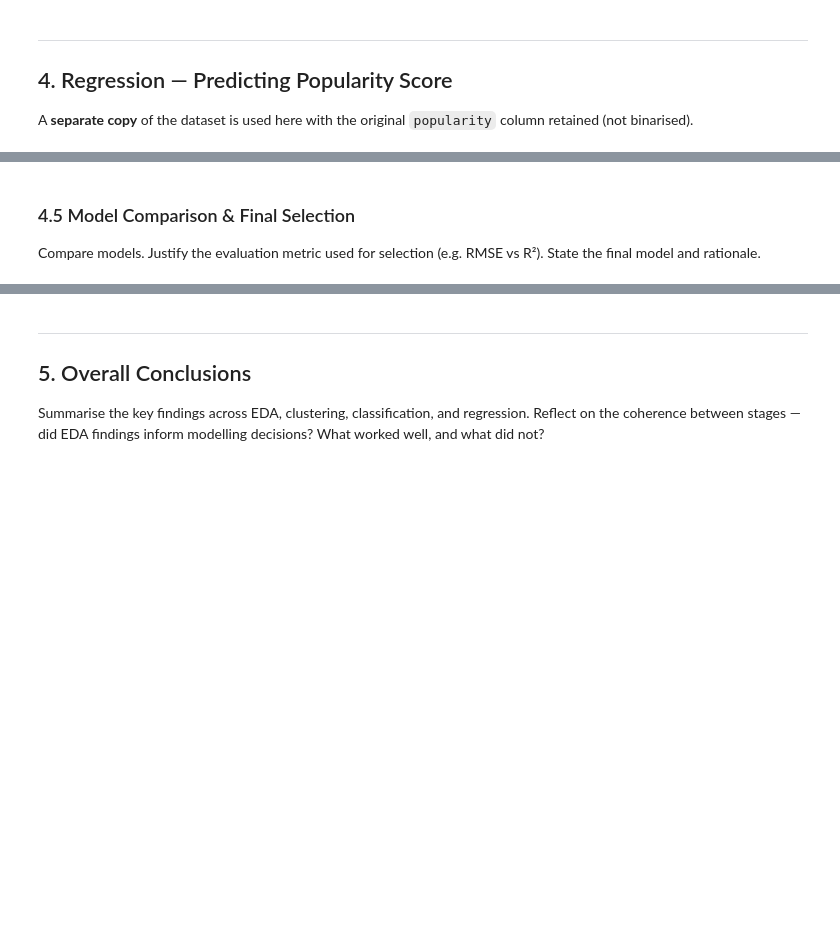
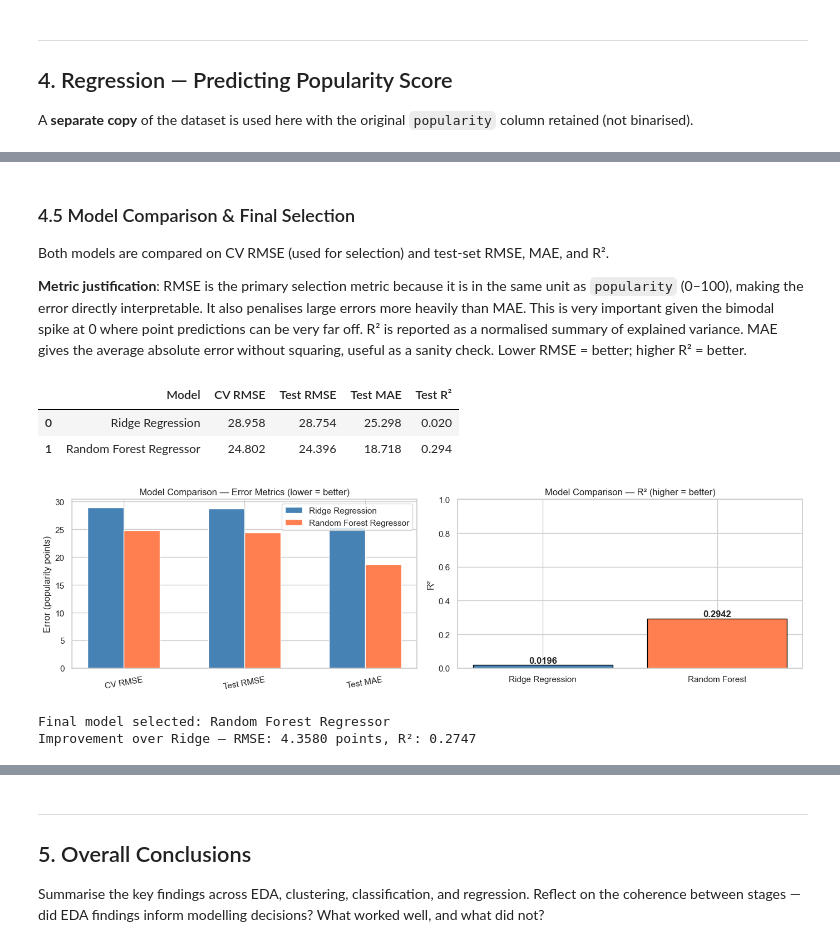
Before and after one commit to CallanMark/Data-Mining-Project, a Jupyter notebook: implementation.ipynb, the cells around one changed output, grey strips where cells are left out. Drawn from its saved outputs; the diff is of its cells as text; code cells hidden in the pictures; blank space fills up the shorter version.

```diff
--- a/implementation.ipynb
+++ b/implementation.ipynb
@@ -1206,4 +1430,64 @@ Train, tune, and evaluate. Report the same metrics.
 # %% [markdown]
 ### 4.5 Model Comparison & Final Selection
 
-Compare models. Justify the evaluation metric used for selection (e.g. RMSE vs R²). State the final model and rationale.
+Both models are compared on CV RMSE (used for selection) and test-set RMSE, MAE, and R².
+
+**Metric justification**: RMSE is the primary selection metric because it is in the same unit as `popularity` (0–100), making the error directly interpretable. It also penalises large errors more heavily than MAE. This is very important given the bimodal spike at 0 where point predictions can be very far off. R² is reported as a normalised summary of explained variance. MAE gives the average absolute error without squaring, useful as a sanity check. Lower RMSE = better; higher R² = better.
+# %%
+# Summary table
+reg_results = pd.DataFrame([
+    {
+        'Model':     'Ridge Regression',
+        'CV RMSE':   -ridge_search.best_score_,
+        'Test RMSE': rmse_ridge,
+        'Test MAE':  mae_ridge,
+        'Test R²':   r2_ridge,
+    },
+    {
+        'Model':     'Random Forest Regressor',
+        'CV RMSE':   -rfr_search.best_score_,
+        'Test RMSE': rmse_rfr,
+        'Test MAE':  mae_rfr,
+        'Test R²':   r2_rfr,
+    },
+])
+display(reg_results)
+
+# Bar chart
+fig, axes = plt.subplots(1, 2, figsize=(14, 4))
+
+metrics_bar = ['CV RMSE', 'Test RMSE', 'Test MAE']
+x = np.arange(len(metrics_bar))
+width = 0.3
+colors = ['steelblue', 'coral']
+
+for i, row in reg_results.iterrows():
+    vals = [row[m] for m in metrics_bar]
+    axes[0].bar(x + i * width, vals, width, label=row['Model'], color=colors[i])
+axes[0].set_xticks(x + width / 2)
+axes[0].set_xticklabels(metrics_bar, rotation=10)
+axes[0].set_ylabel('Error (popularity points)')
+axes[0].set_title('Model Comparison — Error Metrics (lower = better)')
+axes[0].legend()
+
+# R² bar
+axes[1].bar(['Ridge Regression', 'Random Forest'], [r2_ridge, r2_rfr],
+            color=colors, edgecolor='black')
+axes[1].set_ylabel('R²')
+axes[1].set_title('Model Comparison — R² (higher = better)')
+axes[1].set_ylim(0, 1)
+for i, v in enumerate([r2_ridge, r2_rfr]):
+    axes[1].text(i, v + 0.01, f'{v:.4f}', ha='center', fontweight='bold')
+
+plt.tight_layout()
+plt.show()
+
+print(f"\nFinal model selected: Random Forest Regressor")
+print(f"Improvement over Ridge — RMSE: {rmse_ridge - rmse_rfr:.4f} points, R²: {r2_rfr - r2_ridge:.4f}")
+# %% [output]
+|  | Model | CV RMSE | Test RMSE | Test MAE | Test R² |
+| 0 | Ridge Regression | 28.958 | 28.754 | 25.298 | 0.020 |
+| 1 | Random Forest Regressor | 24.802 | 24.396 | 18.718 | 0.294 |
+[figure, added]
+Final model selected: Random Forest Regressor
+Improvement over Ridge — RMSE: 4.3580 points, R²: 0.2747
```
Also changed, not shown: parts of 19 cells of this notebook.
